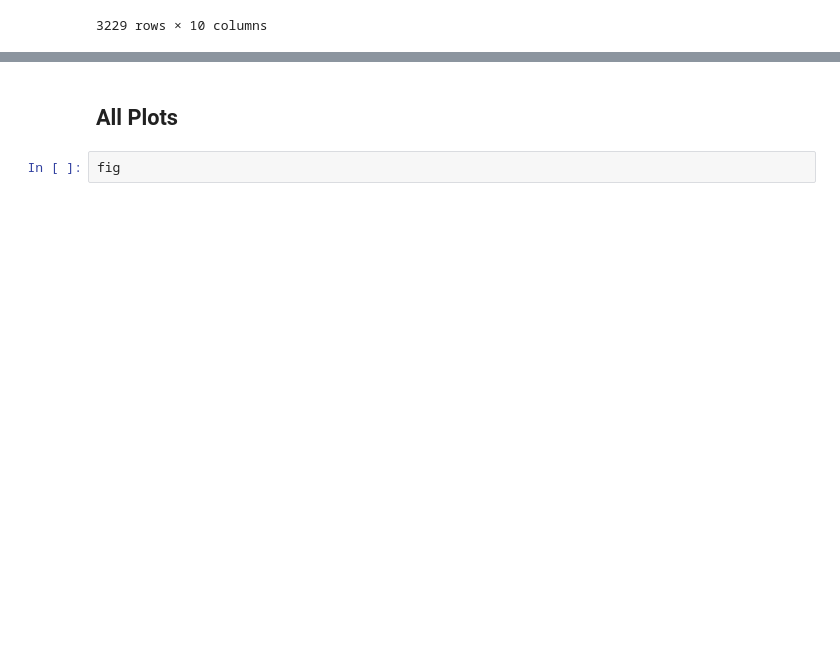
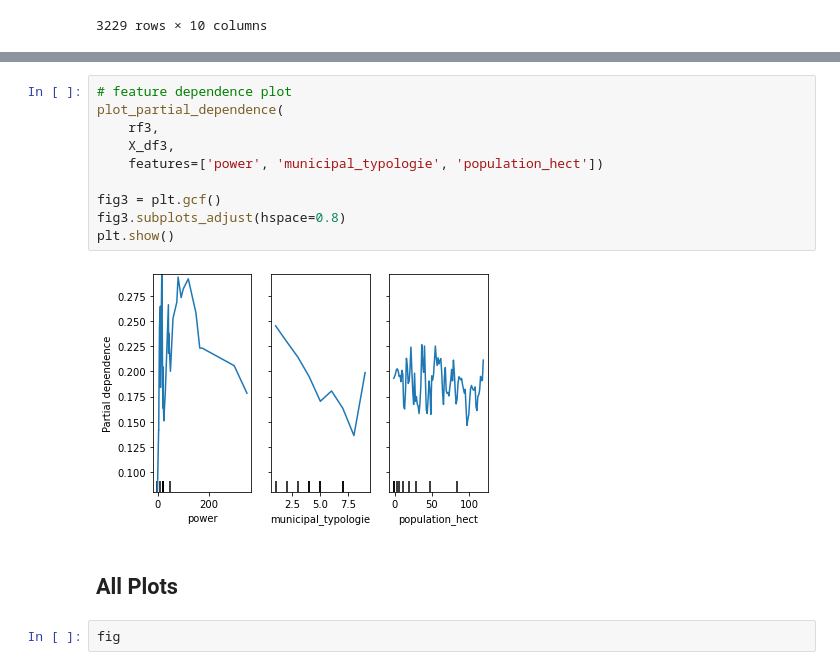
Before and after one commit to magnetilo/energy_hackdays_2020_05_emob_behavior_analysis, a Jupyter notebook: public_metrics_features_analysis/Public metrics analysis.ipynb, the cells around one changed output, grey strips where cells are left out. Drawn from its saved outputs; the diff is of its cells as text; blank space fills up the shorter version.

```diff
--- a/public_metrics_features_analysis/Public metrics analysis.ipynb
+++ b/public_metrics_features_analysis/Public metrics analysis.ipynb
@@ -154,3 +187,15 @@ plt.show()
+# %%
+# feature dependence plot
+plot_partial_dependence(
+    rf3,
+    X_df3,
+    features=['power', 'municipal_typologie', 'population_hect'])
+
+fig3 = plt.gcf()
+fig3.subplots_adjust(hspace=0.8)
+plt.show()
+# %% [output]
+[figure, added]
 # %% [markdown]
 ## All Plots
 # %%
```
Also changed, not shown: parts of 17 cells of this notebook, 1 other file.
